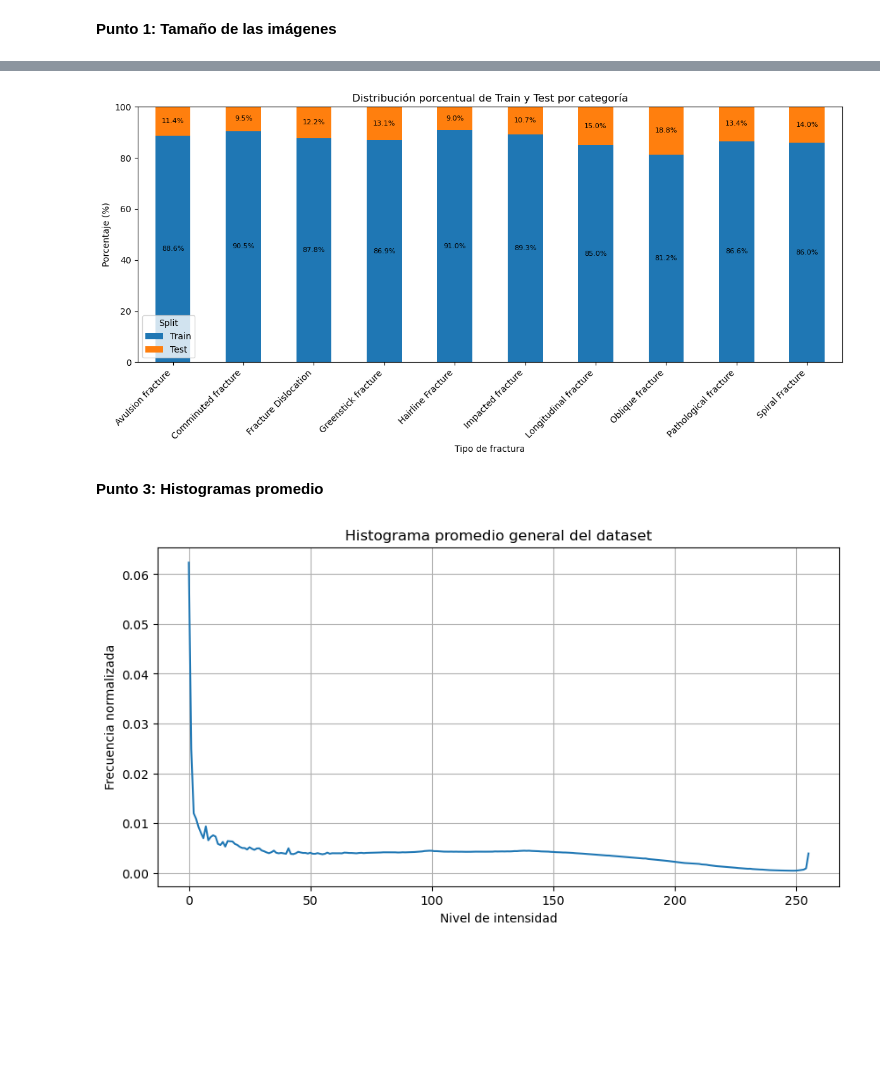
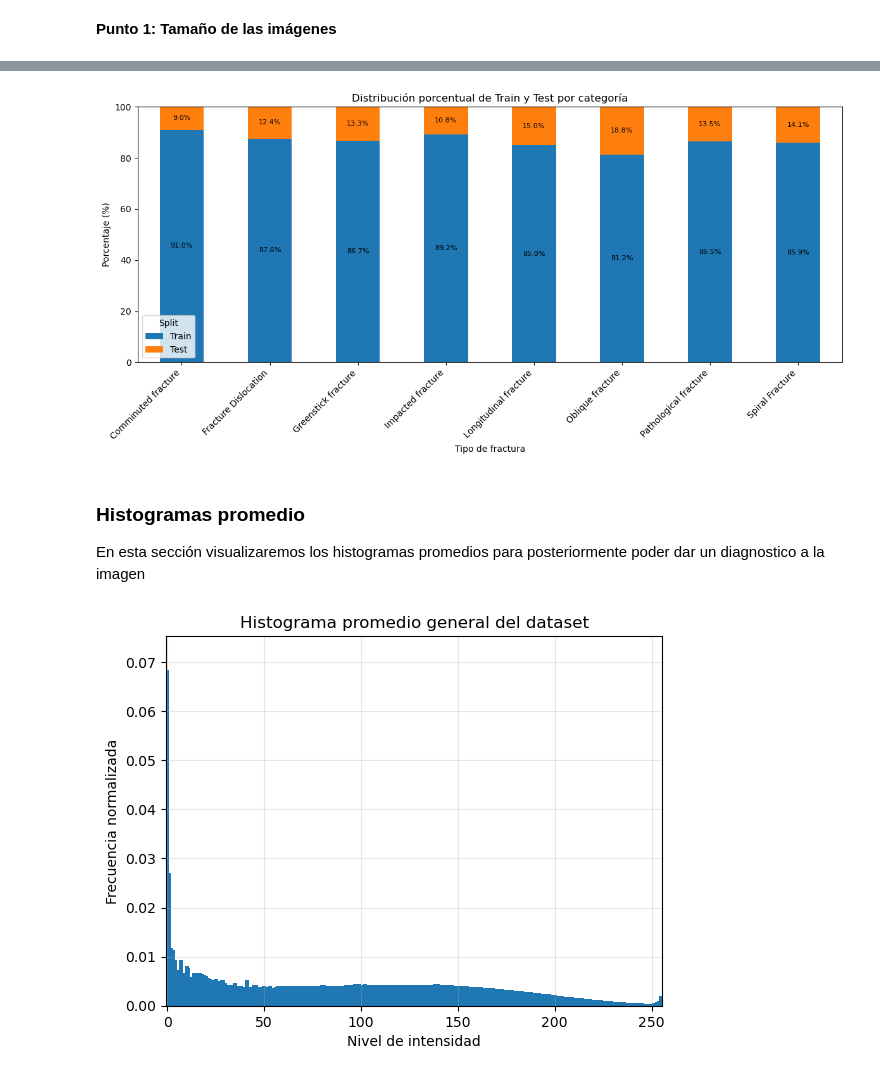
Before and after one commit to RadiografIA-TF/bone-fracture-classification, a Jupyter notebook: notebooks/01_eda.ipynb, the cells around one changed output, grey strips where cells are left out. Saved outputs shown, nothing was run; the diff lists cells and outputs as text; code cells hidden in the pictures; blank space fills up the shorter version.

Commit message:
feat: processed images

```diff
--- a/notebooks/01_eda.ipynb
+++ b/notebooks/01_eda.ipynb
@@ -178,0 +272,4 @@ df.shape
+# %%
+# Visualizamos una imagen con alta intensidad media para verificar su apariencia
+img = Image.open(PROJECT_ROOT / df[df["intensidad_media"] > 165].sort_values("intensidad_media", ascending=False).iloc[0]["ruta"])
+img
@@ -178,0 +278,5 @@ df.shape
+# %%
+# En base a la visualizacion de la imagen anterior decidimos dropear las
+# imagenes con una intensidad media mayor a 165, ya que parecen ser imágenes
+# con un fondo muy blanco o sobreexpuestas, lo que podría afectar negativamente el rendimiento del modelo.
+df = df[df["intensidad_media"] < 165]
@@ -220,3 +332,5 @@ plt.show()
+# %%
+df = df[~df["categoria"].isin(["Avulsion fracture", "Hairline Fracture"])]
 # %% [markdown]
 **Punto 1: Tamaño de las imágenes**
 # %%
@@ -395,7 +503,9 @@ for container in ax.containers:
 plt.tight_layout()
 plt.show()
 # %% [output]
-[figure, old version]
+[figure, new version]
-# %% [markdown]
-**Punto 3: Histogramas promedio**
+# %% [markdown]
+### **Histogramas promedio**
+
+En esta sección visualizaremos los histogramas promedios para posteriormente poder dar un diagnostico a la imagen
 # %%
@@ -428,12 +539,13 @@ histogramas = np.array(histogramas)
 
 hist_promedio_general = histogramas.mean(axis=0)
 # %%
-plt.figure(figsize=(10, 5))
-plt.plot(hist_promedio_general)
+niveles_intensidad = np.arange(256)
+plt.bar(niveles_intensidad, hist_promedio_general, width=2.)
 plt.title("Histograma promedio general del dataset")
 plt.xlabel("Nivel de intensidad")
 plt.ylabel("Frecuencia normalizada")
-plt.grid(True)
-plt.show()
+plt.xlim(-0.5, 255.5)
+plt.ylim(0, hist_promedio_general.max() * 1.1)
+plt.grid(True, alpha=0.3)
 # %% [output]
-[figure, old version]
+[figure, new version]
```
Also changed, not shown: parts of 49 cells of this notebook.
